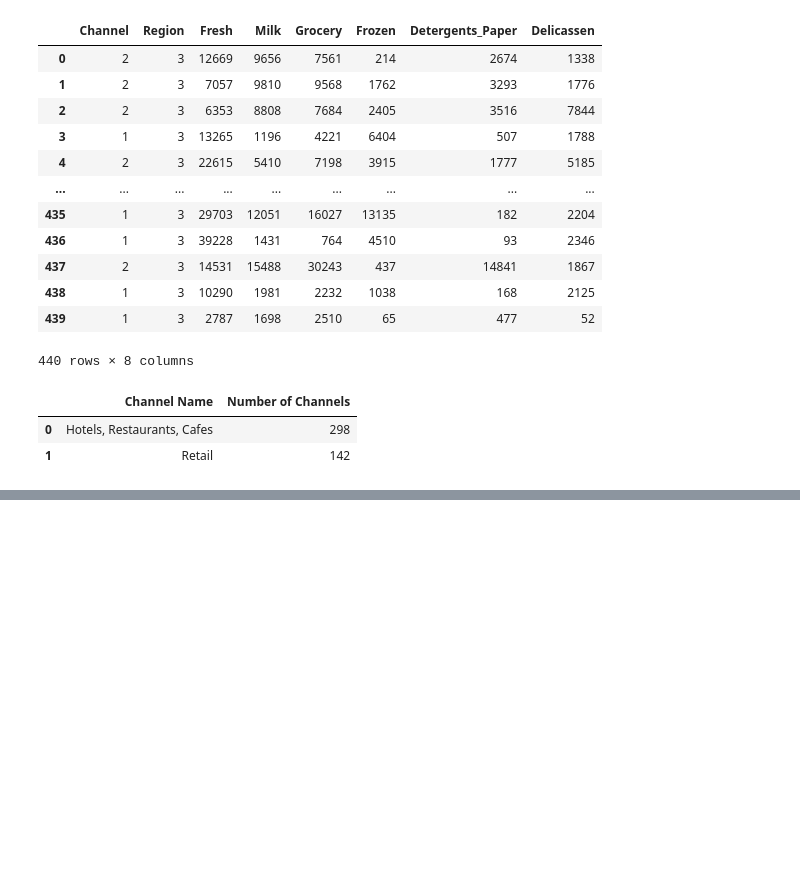
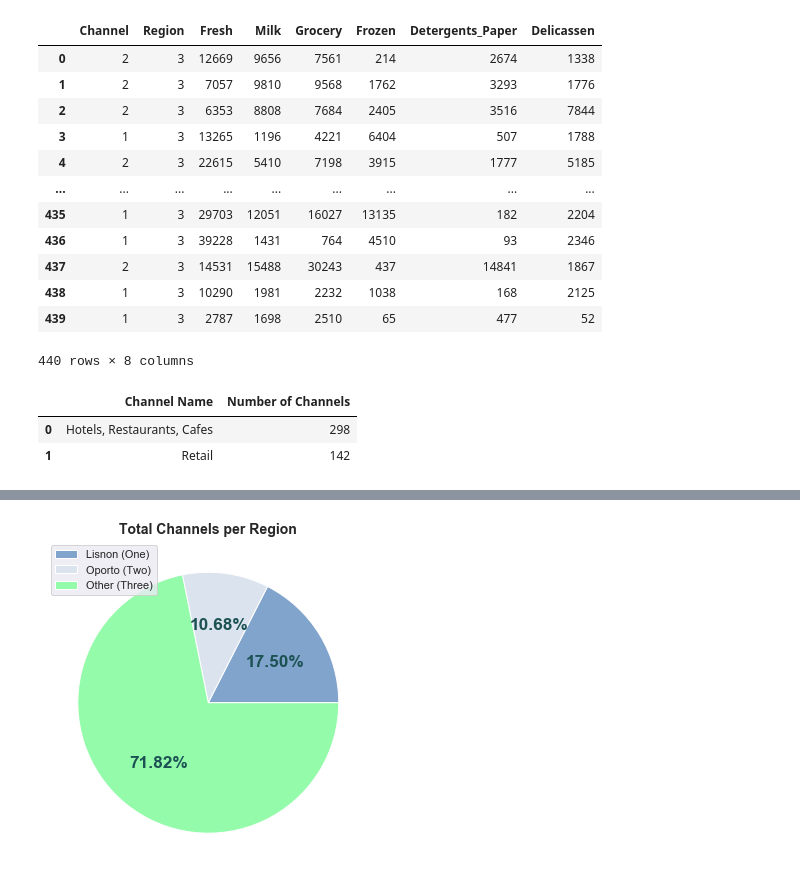
Before and after one commit to WorldWideWest/wholeSale-Analysis, a Jupyter notebook: wholeSale.ipynb, the cells around one changed output, grey strips where cells are left out. Drawn from its saved outputs; the diff is of its cells as text; code cells hidden in the pictures; blank space fills up the shorter version.

```diff
--- a/wholeSale.ipynb
+++ b/wholeSale.ipynb
@@ -55,0 +84,9 @@ plt.show()
+# %%
+visualization(dataFrameCol = regions['Distribution channels'],
+              colors = ['#81A4CD', '#DBE4EE', '#94FBAB'],
+              legendArgs = regions['Region'],
+              legendLoc = 'upper left',
+              title = 'Total Channels per Region',
+              save = 'visualizations/DCPR.png')
+# %% [output]
+[figure, added]
```
Also changed, not shown: parts of 10 cells of this notebook, 1 other file.
